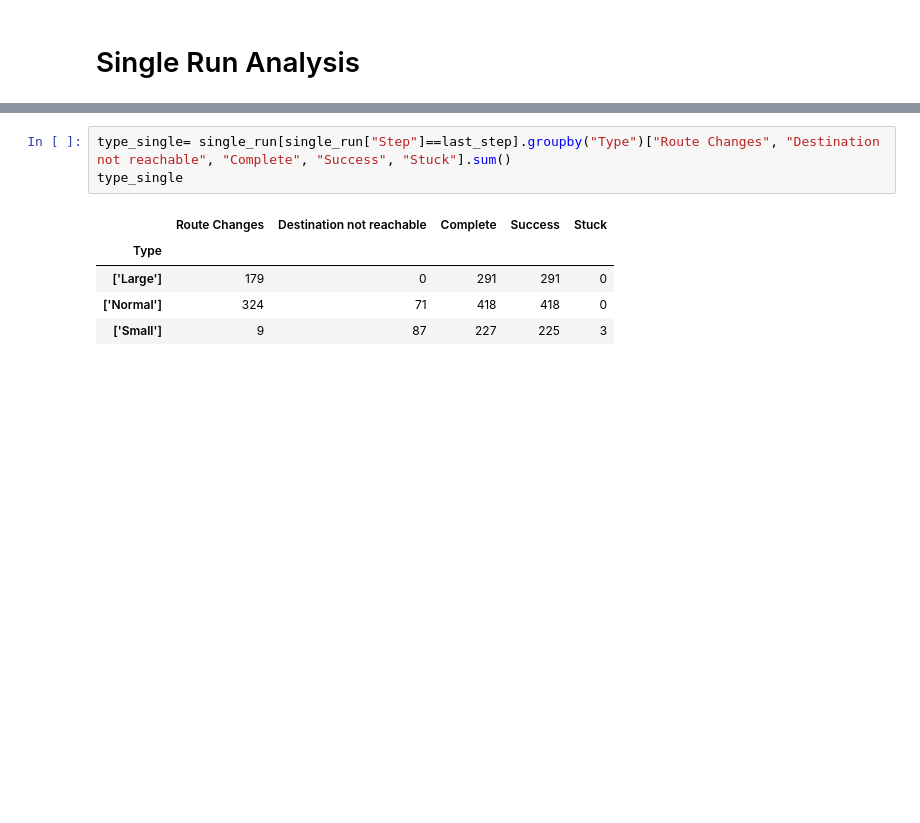
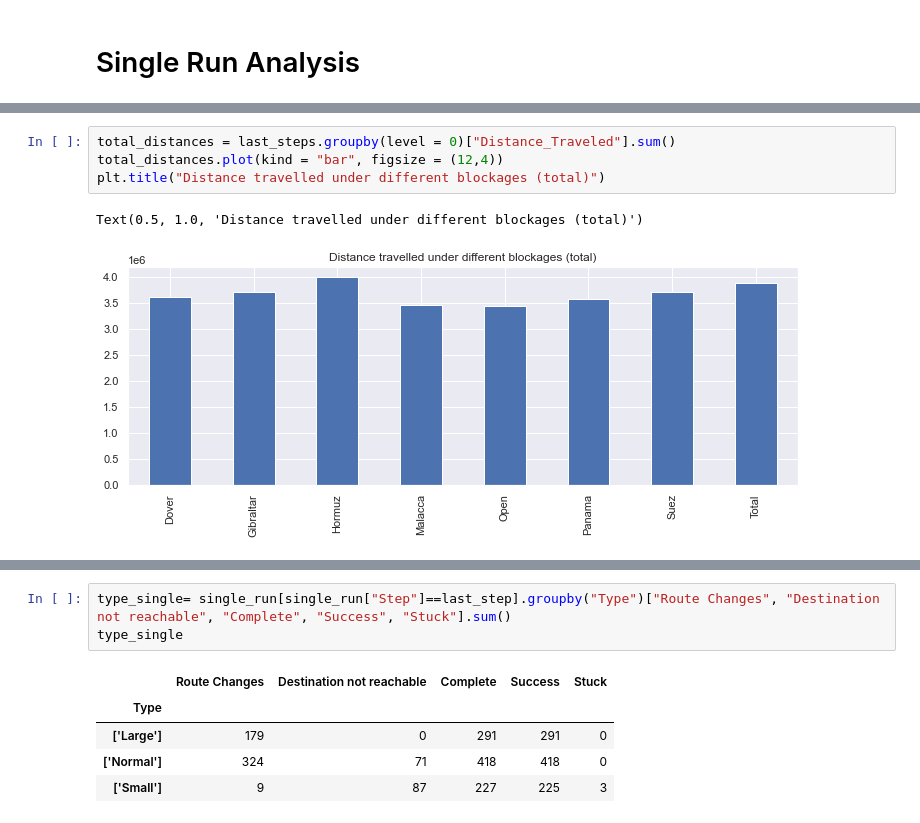
Before and after one commit to jvschlierf/Networks-ships-reroutes, a Jupyter notebook: analysis.ipynb, the cells around one changed output, grey strips where cells are left out. Cells and saved outputs as stored; diff of their text form; blank space fills up the shorter version.

```diff
--- a/analysis.ipynb
+++ b/analysis.ipynb
@@ -99,0 +198,7 @@ types = pd.concat([type_none.sum(), type_dover.sum(),type_gibraltar.sum(), type_
+# %%
+total_distances = last_steps.groupby(level = 0)["Distance_Traveled"].sum()
+total_distances.plot(kind = "bar", figsize = (12,4))
+plt.title("Distance travelled under different blockages (total)")
+# %% [output]
+Text(0.5, 1.0, 'Distance travelled under different blockages (total)')
+[figure, added]
```
Also changed, not shown: parts of 23 cells of this notebook.
